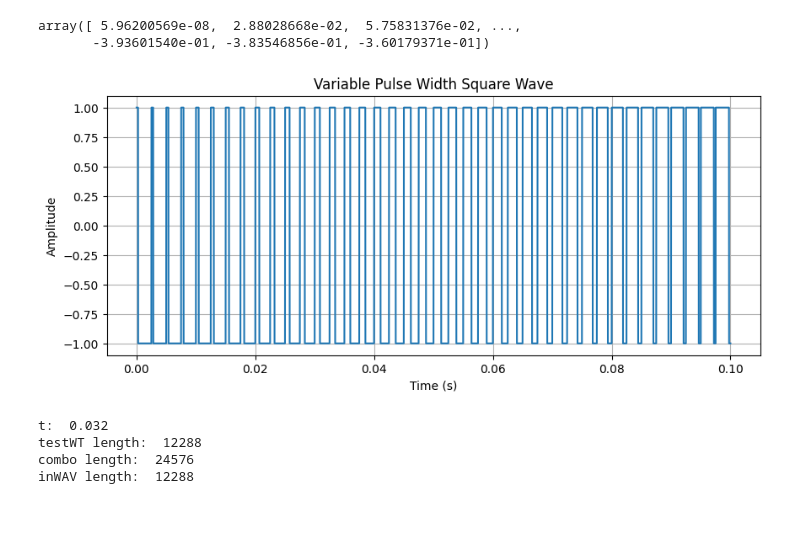
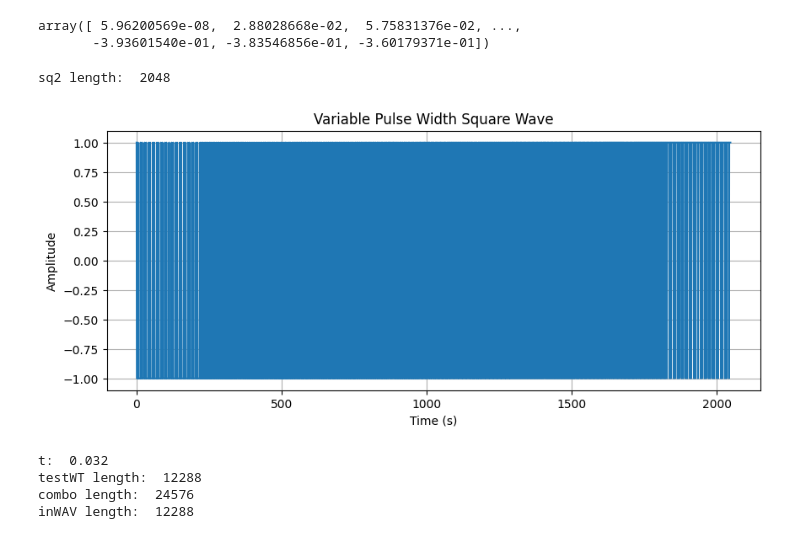
Before and after one commit to DMW9400/DSP-Lab, a Jupyter notebook: wt_gen.ipynb, the cells around one changed output. Drawn from its saved outputs; the diff is of its cells as text; code cells hidden in the pictures.

```diff
--- a/wt_gen.ipynb
+++ b/wt_gen.ipynb
@@ -87,55 +87,60 @@ finalTransform(440,440, 24,25, 1, 'WT_1.wav')
 array([ 5.96200569e-08,  2.88028668e-02,  5.75831376e-02, ...,
        -3.93601540e-01, -3.83546856e-01, -3.60179371e-01])
 # %%
-def variable_pulse_width_square_wave(amplitude, frequency, duration, sample_rate, min_duty_cycle, max_duty_cycle):
+def variable_pulse_width_square_wave(min_duty_cycle, max_duty_cycle):
+
+    frequency = 440
+    duration = .1
     # Calculate the number of samples
-    num_samples = int(sample_rate * duration)
+    # num_samples = int(sample_rate * duration)
 
     # Create the time array
-    t = np.linspace(0, duration, num_samples, endpoint=False)
+    t = np.linspace(0, duration, segment_samples)
 
     # Calculate the duty cycle at each sample point
-    duty_cycles = np.linspace(min_duty_cycle, max_duty_cycle, num_samples)
+    duty_cycles = np.linspace(min_duty_cycle, max_duty_cycle, segment_samples)
 
     # Period of the square wave
     period = 1 / frequency
 
     # Create the waveform array
-    waveform = np.zeros(num_samples)
+    waveform = np.zeros(segment_samples)
 
     # Generate the waveform
-    for i in range(num_samples):
+    for i in range(segment_samples):
         # Current time within the period (modulus operation)
         t_mod = t[i] % period
         # Check if the current time is within the high state duration
         if t_mod < duty_cycles[i] * period:
-            waveform[i] = amplitude
+            waveform[i] = 1
         else:
-            waveform[i] = -amplitude  # Assuming bipolar square wave (-amplitude to +amplitude)
+            waveform[i] = -1  # Assuming bipolar square wave (-amplitude to +amplitude)
 
-    return t, waveform
+    return waveform
 
 # Parameters
 amplitude = 1
-frequency = 400  # Hz
+frequency = 440  # Hz
 duration = .1  # seconds
 sample_rate = sr  # Hz
 min_duty_cycle = 0.1  # 10%
 max_duty_cycle = 0.9  # 90%
 
 # Generate the waveform
-t, waveform = variable_pulse_width_square_wave(amplitude, frequency, duration, sample_rate, min_duty_cycle, max_duty_cycle)
-
+waveform = variable_pulse_width_square_wave(min_duty_cycle, max_duty_cycle)
+sf.write('sq_2.wav', waveform, sr, subtype='FLOAT')
+print('sq2 length: ', waveform.size)
 # Plot the waveform
 plt.figure(figsize=(10, 4))
-plt.plot(t, waveform, label="Variable Pulse Width Square Wave")
+plt.plot(waveform, label="Variable Pulse Width Square Wave")
 plt.title("Variable Pulse Width Square Wave")
 plt.xlabel("Time (s)")
 plt.ylabel("Amplitude")
 plt.grid(True)
 plt.show()
 # %% [output]
+sq2 length:  2048
-[figure, old version]
+[figure, new version]
 # %%
 # def sine_gen(amplitude, frequency, phase, duration, sample_rate):
 #     t_v = np.arange(0, duration, 1/sample_rate)
```
Also changed, not shown: 1 other file.
